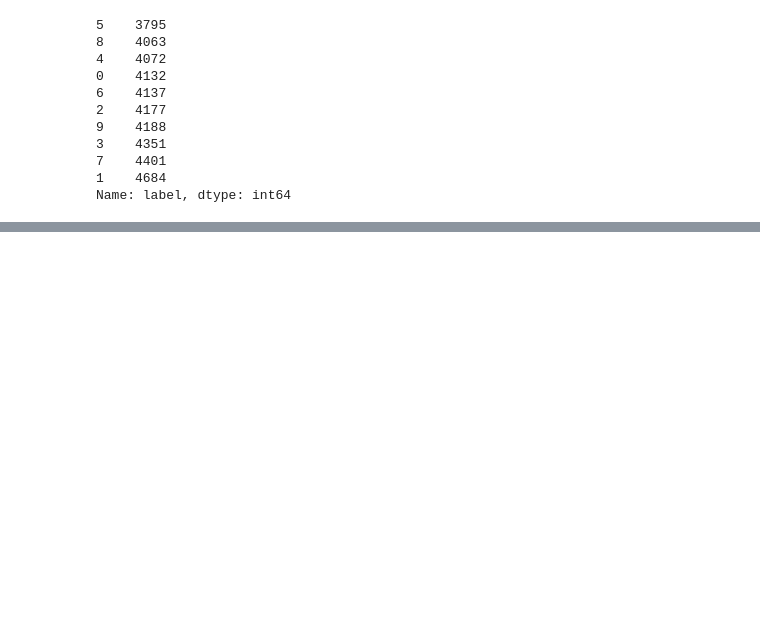
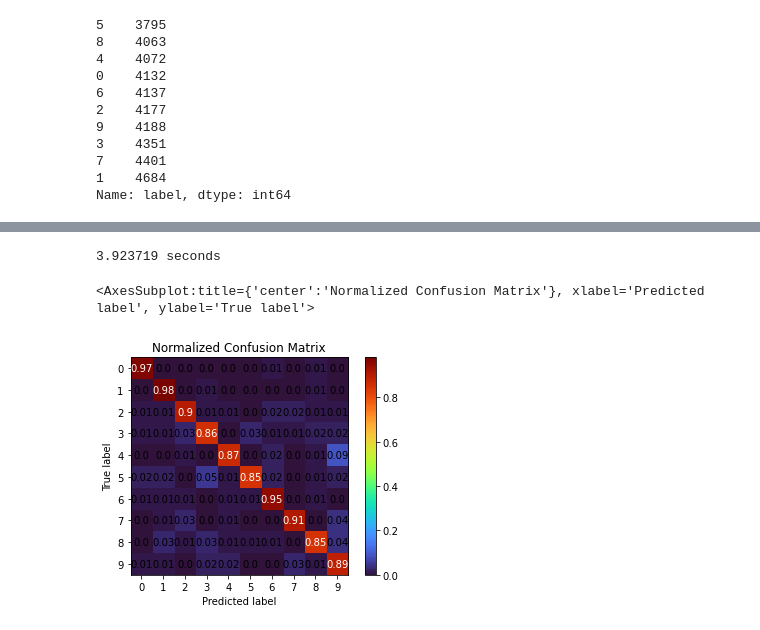
Before and after one commit to bblank70/MSDS422, a Jupyter notebook: Assignment5-Digits.ipynb, the cells around one changed output, grey strips where cells are left out. Cells and saved outputs as stored; diff of their text form; code cells hidden in the pictures; blank space fills up the shorter version.

Commit message:
Update Assignment5-Digits.ipynb
Generates first submission

```diff
--- a/Assignment5-Digits.ipynb
+++ b/Assignment5-Digits.ipynb
@@ -85,6 +84,9 @@ Digit_input.label.value_counts().sort_values()
 1    4684
 Name: label, dtype: int64
 # %%
-#splits training data into X and y
-X_train = Digit_input.label.copy()
-y_train = Digit_input.drop('label', axis=1)
+#splits into validation and train.
+train, val =  train_test_split(Digit_input, test_size = 0.2, random_state = RANDOM_SEED)
+
+
+y_train = train.label.copy()
+X_train = train.drop('label', axis=1)
@@ -90,0 +132,9 @@ y_train = Digit_input.drop('label', axis=1)
+# %%
+Forest_pipe = Pipeline([
+        ('regressor', RandomForestClassifier(n_estimators = 50, max_depth=7, max_leaf_nodes =80,  random_state= RANDOM_SEED))
+        ])
+now = datetime.now()
+Forest_pipe.fit(X_train, y_train)
+after_fit = datetime.now()
+
+forest_Train_pred =Forest_pipe.predict(X_train)
@@ -98,0 +155,9 @@ Index(['pixel0', 'pixel1', 'pixel2', 'pixel3', 'pixel4', 'pixel5', 'pixel6',
+# %%
+print(Forest_elapsed, 'seconds')
+# %% [output]
+3.923719 seconds
+# %%
+skplt.metrics.plot_confusion_matrix(y_train, forest_Train_pred, normalize=True, cmap='turbo')
+# %% [output]
+<AxesSubplot:title={'center':'Normalized Confusion Matrix'}, xlabel='Predicted label', ylabel='True label'>
+[figure, added]
```
Also changed, not shown: parts of 15 cells of this notebook.
